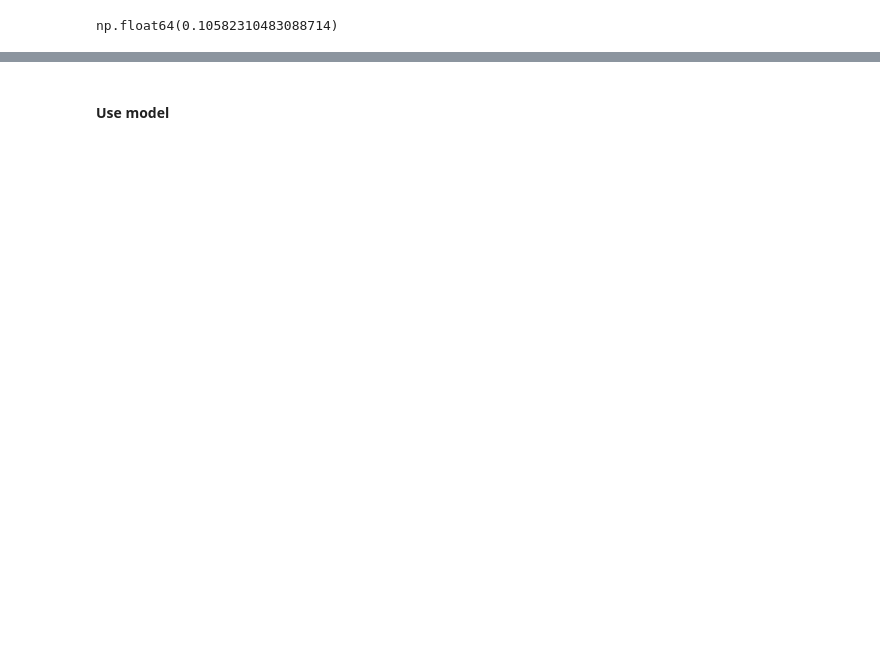
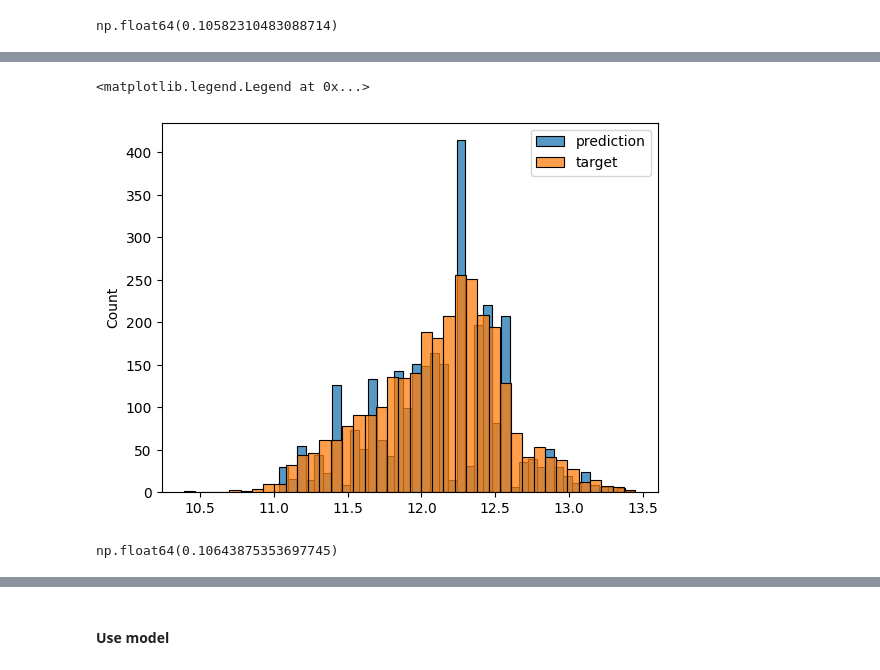
Before and after one commit to sgkertsos/predict-house-price, a Jupyter notebook: notebook.ipynb, the cells around one changed output, grey strips where cells are left out. Cells and saved outputs as stored; diff of their text form; code cells hidden in the pictures; blank space fills up the shorter version.

```diff
--- a/notebook.ipynb
+++ b/notebook.ipynb
@@ -173,0 +197,14 @@ np.float64(0.10582310483088714)
+# %%
+# Train decision tree
+
+scores = []
+
+for d in [1, 2, 3, 4, 5, 6, 7, 8, 9, 10, 15, 20]:
+    dt = DecisionTreeRegressor(max_depth=d, random_state=1)
+    dt.fit(X_train, y_train)
+
+    # Use val dataset to make predictions with dt
+    y_pred = dt.predict(X_val)
+    rmse = root_mean_squared_error(y_val, y_pred)
+
+    scores.append((d, rmse))
@@ -179,0 +237,8 @@ np.float64(0.2825751750952642)
+# %%
+# Show target values and predictions on a histogram
+sns.histplot(y_pred, label='prediction', bins=40)
+sns.histplot(y_train, label='target', bins=40)
+plt.legend()
+# %% [output]
+<matplotlib.legend.Legend at 0x...>
+[figure, added]
@@ -179,0 +248,5 @@ np.float64(0.2825751750952642)
+# %%
+# Calculate RMSE for target values and predictions on the validation dataset
+root_mean_squared_error(y_val, y_pred)
+# %% [output]
+np.float64(0.10643875353697745)
```
Also changed, not shown: parts of 36 cells of this notebook.
